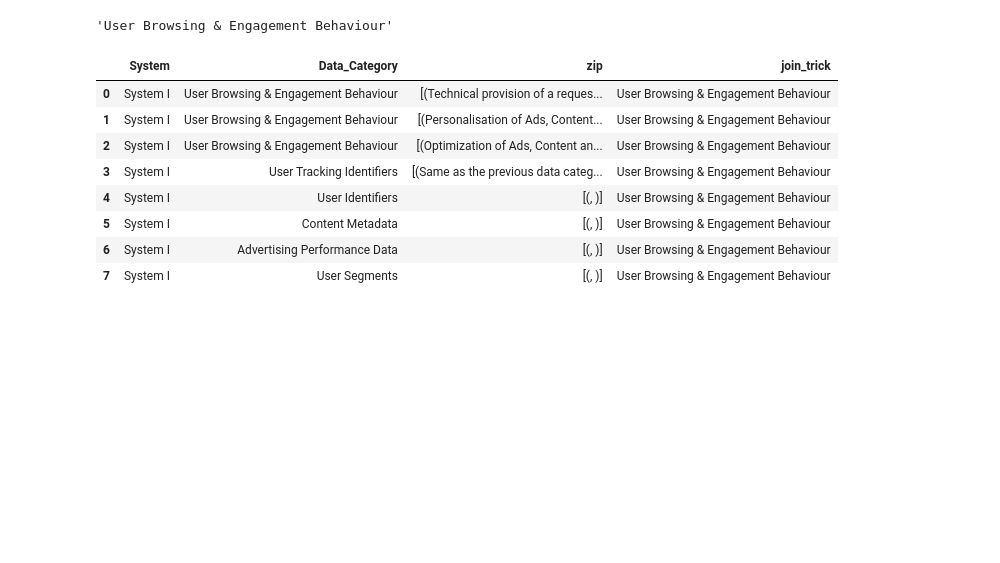
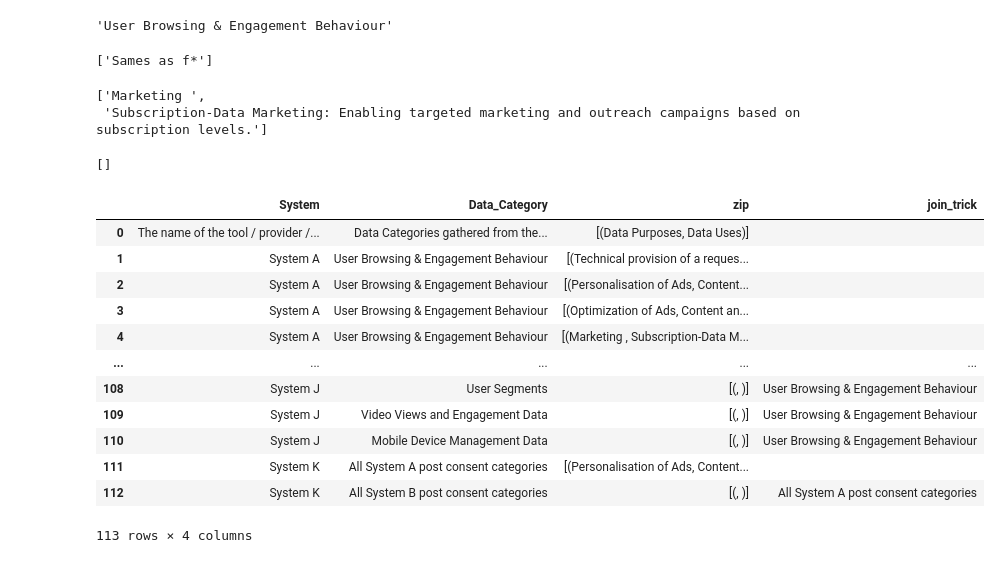
Before and after one commit to flohaha/Colab_Better_Rop, a Jupyter notebook: ROPA.ipynb, the cells around one changed output. Drawn from its saved outputs; the diff is of its cells as text; code cells hidden in the pictures; blank space fills up the shorter version.

```diff
--- a/ROPA.ipynb
+++ b/ROPA.ipynb
@@ -134,7 +151,7 @@ df_infos#.iloc[:, 0].unique().tolist()
 | 112 | System K |  |  |  |  | System Z | API | All System B post consent categories | Collected directly from System B | N/A (Content Meta Data) | ... | ... |
 113 rows × 33 columns
 # %%
-df_sample = df_infos[df_infos.iloc[:, 0] == 'System I']
+df_sample = df_infos#[df_infos.iloc[:, 0] == 'System A']  ### TEST  >> [df_infos.iloc[:, 0] == 'System I']
 
 df_sample = df_sample.iloc[:, [0,7,11,12]]#,14,19]]
 
@@ -298,28 +355,58 @@ See the caveats in the documentation: https://pandas.pydata.org/pandas-docs/stab
 df_merged_sample_zip.iloc[1,1]
 # %% [output]
 'User Browsing & Engagement Behaviour'
+# %%
+
+[s for s in ['Sames as f*',''] if 'Same' in s]
+# %% [output]
+['Sames as f*']
+# %%
+[i for i in df_merged_sample_zip.iloc[4,2][0]]
+# %% [output]
+['Marketing ',
+ 'Subscription-Data Marketing: Enabling targeted marketing and outreach campaigns based on subscription levels.']
+# %%
+[s for s in df_merged_sample_zip.iloc[4,2][0] if 'Same' in s]
+# %% [output]
+[]
 # %%
 for r in range(0, len(df_merged_sample_zip)):
   #print(df_merged_sample_zip.iloc[r,2])
 
-  if df_merged_sample_zip.iloc[r,2] == [('', '')] or df_merged_sample_zip.iloc[r,2] == [('Same as the previous data category', 'Same as the previous data category')]:
-    #print('ok')
-    anc = df_merged_sample_zip.iloc[r-1,3]
+  if df_merged_sample_zip.iloc[r,2] == [('', '')] \
+    or df_merged_sample_zip.iloc[r,2] == [('Same as the previous data category', 'Same as the previous data category')] \
+    or len([s for s in df_merged_sample_zip.iloc[r,2][0]  if 'Same as' in s])>0 \
+    or len([s for s in df_merged_sample_zip.iloc[r,2][0]  if 'same as' in s])>0 :
+
+
+    anc = df_merged_sample_zip.iloc[r-1,1]
     #print(anc)
-    df_merged_sample_zip.iloc[r,3] = anc
-  else:
-    new = df_merged_sample_zip.iloc[r,1]
-    #print(anc)
-    df_merged_sample_zip.iloc[r,3] = new
+    new=df_merged_sample_zip.iloc[r-1,3]
+
+    if len(df_merged_sample_zip.iloc[r-1,3])==0:
+      df_merged_sample_zip.iloc[r,3] = anc
+    else:
+      df_merged_sample_zip.iloc[r,3] = new
+
+
+
+  # else:
+  #   new = df_merged_sample_zip.iloc[r,1]
+  #   #print(anc)
+  #   df_merged_sample_zip.iloc[r,3] = new
 
 df_merged_sample_zip
 # %% [output]
 |  | System | Data_Category | zip | join_trick |
-| 0 | System I | User Browsing & Engagement Behaviour | [(Technical provision of a reques... | User Browsing & Engagement Behaviour |
-| 1 | System I | User Browsing & Engagement Behaviour | [(Personalisation of Ads, Content... | User Browsing & Engagement Behaviour |
-| 2 | System I | User Browsing & Engagement Behaviour | [(Optimization of Ads, Content an... | User Browsing & Engagement Behaviour |
-| 3 | System I | User Tracking Identifiers | [(Same as the previous data categ... | User Browsing & Engagement Behaviour |
-| 4 | System I | User Identifiers | [(, )] | User Browsing & Engagement Behaviour |
-| 5 | System I | Content Metadata | [(, )] | User Browsing & Engagement Behaviour |
-| 6 | System I | Advertising Performance Data | [(, )] | User Browsing & Engagement Behaviour |
-| 7 | System I | User Segments | [(, )] | User Browsing & Engagement Behaviour |
+| 0 | The name of the tool / provider /... | Data Categories gathered from the... | [(Data Purposes, Data Uses)] |  |
+| 1 | System A | User Browsing & Engagement Behaviour | [(Technical provision of a reques... |  |
+| 2 | System A | User Browsing & Engagement Behaviour | [(Personalisation of Ads, Content... |  |
+| 3 | System A | User Browsing & Engagement Behaviour | [(Optimization of Ads, Content an... |  |
+| 4 | System A | User Browsing & Engagement Behaviour | [(Marketing , Subscription-Data M... |  |
+| ... | ... | ... | ... | ... |
+| 108 | System J | User Segments | [(, )] | User Browsing & Engagement Behaviour |
+| 109 | System J | Video Views and Engagement Data | [(, )] | User Browsing & Engagement Behaviour |
+| 110 | System J | Mobile Device Management Data | [(, )] | User Browsing & Engagement Behaviour |
+| 111 | System K | All System A post consent categories | [(Personalisation of Ads, Content... |  |
+| 112 | System K | All System B post consent categories | [(, )] | All System A post consent categories |
+113 rows × 4 columns
```
Also changed, not shown: parts of 38 cells of this notebook.
